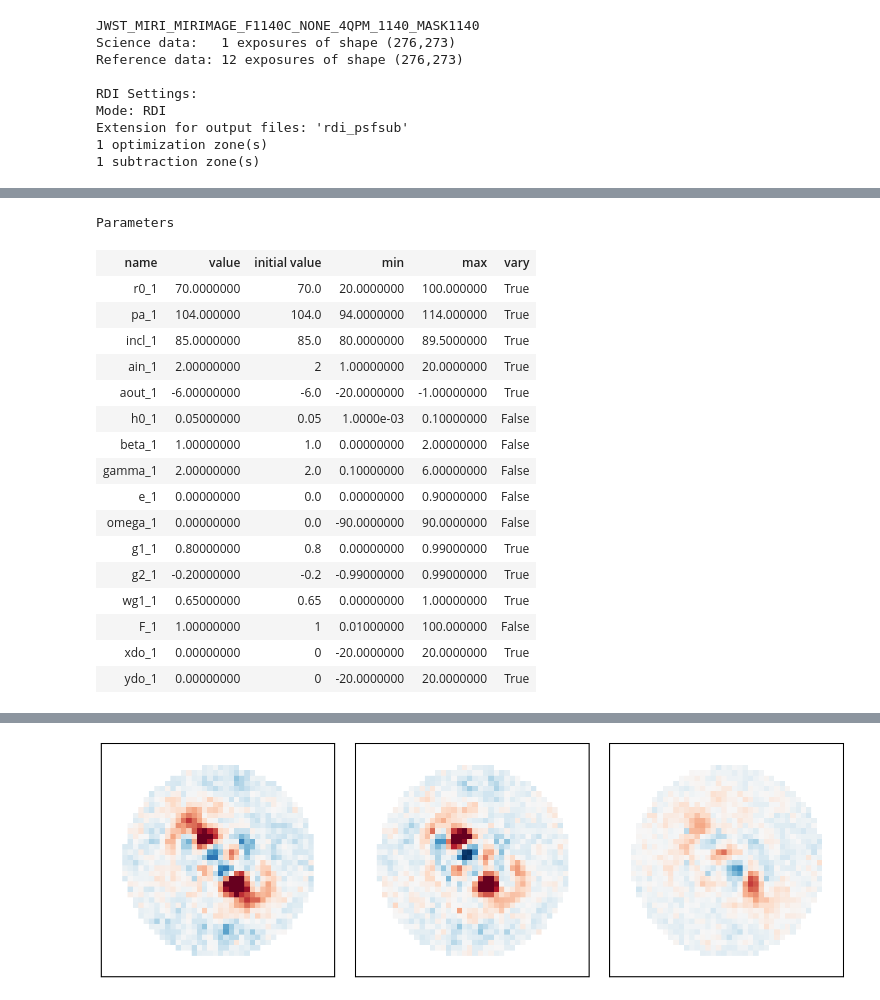
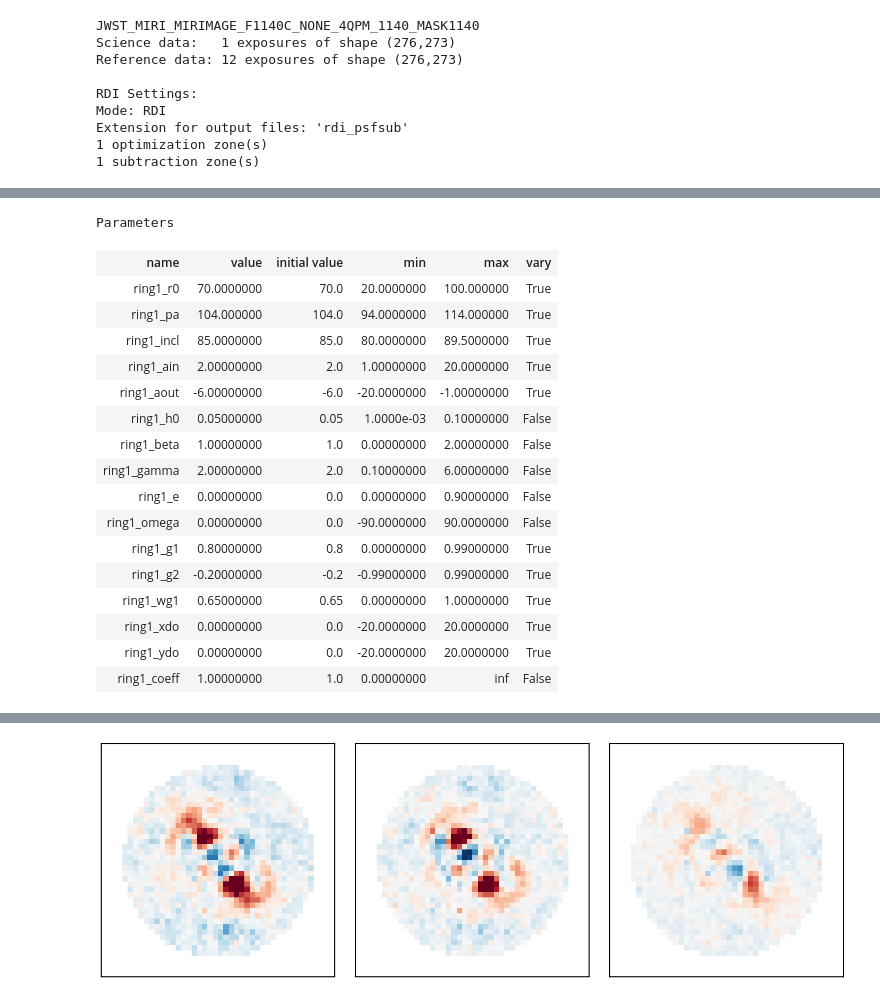
Before and after one commit to kdlawson/Winnie, a Jupyter notebook: tutorials/winnie_tutorial_7_miri_4qpm_forward_modeling.ipynb, the cells around one changed output, grey strips where cells are left out. Cells and saved outputs as stored; diff of their text form; code cells hidden in the pictures.

```diff
--- a/tutorials/winnie_tutorial_7_miri_4qpm_forward_modeling.ipynb
+++ b/tutorials/winnie_tutorial_7_miri_4qpm_forward_modeling.ipynb
@@ -127,47 +126,54 @@ OPD immediately following the given datetime:
     Image plane mask: FQPM1140
     Pupil plane mask: MASKFQPM
 # %%
-from copy import deepcopy
+# A ring-like disk. For each parameter, give either the initial value (and the default range for min/max will be used)
+# or [initial, min, max]. Any parameters we leave out take their default values.
+ring = RingComponent(r0=[70.0, 20.0, 100.0],
+                     pa=[104., 104.-10., 104.+10.],
+                     incl=[85.0, 80.0, 89.5],
+                     ain=[2., 1., 20.],
+                     aout=[-6.,-20.,-1.],
+                     h0=0.05,
+                     spf='twohg', # For longer wavelengths, spf='isotropic' (or swapping to a proper thermal disk modeling code) will likely be better
+                                  # For 11 microns, we'll let the SPF vary to capture both the scattered light and thermal contributions.
 
-ring_params = [dict(r0=[70.0, 20.0, 100.0], # set initial value and use default ranges for min/max
-                    pa=[104., 104.-10., 104.+10.], # or set initial, min, and max value
-                    incl=[85.0, 80.0, 89.5],
-                    ain=[2, 1., 20.],
-                    aout=[-6.,-20.,-1.],
-                    h0=0.05)]
+                     # Adding an offset of the disk (~ eccentricity) improves the fit — though I can't promise this is physical.
+                     # (xdo and ydo, in au, only vary when given as [initial, min, max])
+                     xdo=[0., -20., 20.],
+                     ydo=[0., -20., 20.],
 
-ptsrc_params = []
+                     osamp=2) # Oversampling of the raw disk model
 
-p = lmfit_nrings_nptsrc_init(ptsrc_params=ptsrc_params,
-                             ring_params=ring_params,
-                             spf='twohg') # For longer wavelengths, spf='isotropic' (or swapping to a proper thermal disk modeling code) will likely be better
-                                          # For 11 microns, we'll let the SPF vary to capture both the scattered light and thermal contributions.
+# Weights for the residuals. We use the uncertainties of the reduction, but there's a zero in the ERR array we need to fix.
+# (CompositeModel calls this function for each reduction of the data it makes: the cropped one for the fit and the full one at the end.)
+def err_weighting(reduc):
+    return np.where(reduc.err_rolls == 0, 1e12, reduc.err_rolls)
 
-for i in range(len(ring_params)):
-    p[f'h0_{i+1}'].vary = False
+# Collect our component in a composite model (see tutorials 2 and 6 for more on the CompositeModel).
+# q_clip: if not None, clips residuals outside of a quantile range when evaluating goodness of fit (see the docstring)
+model = CompositeModel(wdb, distance, [ring], err_weighting=err_weighting, q_clip=None)
 
-# Adding an offset of the disk (~ eccentricity) improves the fit — though I can't promise this is physical.
-p.add('xdo_1', value=0, min=-20, max=20)
-p.add('ydo_1', value=0, min=-20, max=20)
+p = model.params # The LMFit parameters, named '<label of the component>_<parameter>'; e.g., 'ring1_r0'
+p['ring1_h0'].vary = False
 
 p
 # %% [output]
 Parameters
 | name | value | initial value | min | max | vary |
-| r0_1 | 70.0000000 | 70.0 | 20.0000000 | 100.000000 | True |
-| pa_1 | 104.000000 | 104.0 | 94.0000000 | 114.000000 | True |
-| incl_1 | 85.0000000 | 85.0 | 80.0000000 | 89.5000000 | True |
-| ain_1 | 2.00000000 | 2 | 1.00000000 | 20.0000000 | True |
-| aout_1 | -6.00000000 | -6.0 | -20.0000000 | -1.00000000 | True |
-| h0_1 | 0.05000000 | 0.05 | 1.0000e-03 | 0.10000000 | False |
-| beta_1 | 1.00000000 | 1.0 | 0.00000000 | 2.00000000 | False |
-| gamma_1 | 2.00000000 | 2.0 | 0.10000000 | 6.00000000 | False |
-| e_1 | 0.00000000 | 0.0 | 0.00000000 | 0.90000000 | False |
-| omega_1 | 0.00000000 | 0.0 | -90.0000000 | 90.0000000 | False |
-| g1_1 | 0.80000000 | 0.8 | 0.00000000 | 0.99000000 | True |
-| g2_1 | -0.20000000 | -0.2 | -0.99000000 | 0.99000000 | True |
-| wg1_1 | 0.65000000 | 0.65 | 0.00000000 | 1.00000000 | True |
-| F_1 | 1.00000000 | 1 | 0.01000000 | 100.000000 | False |
-| xdo_1 | 0.00000000 | 0 | -20.0000000 | 20.0000000 | True |
-| ydo_1 | 0.00000000 | 0 | -20.0000000 | 20.0000000 | True |
+| ring1_r0 | 70.0000000 | 70.0 | 20.0000000 | 100.000000 | True |
+| ring1_pa | 104.000000 | 104.0 | 94.0000000 | 114.000000 | True |
+| ring1_incl | 85.0000000 | 85.0 | 80.0000000 | 89.5000000 | True |
+| ring1_ain | 2.00000000 | 2.0 | 1.00000000 | 20.0000000 | True |
+| ring1_aout | -6.00000000 | -6.0 | -20.0000000 | -1.00000000 | True |
+| ring1_h0 | 0.05000000 | 0.05 | 1.0000e-03 | 0.10000000 | False |
+| ring1_beta | 1.00000000 | 1.0 | 0.00000000 | 2.00000000 | False |
+| ring1_gamma | 2.00000000 | 2.0 | 0.10000000 | 6.00000000 | False |
+| ring1_e | 0.00000000 | 0.0 | 0.00000000 | 0.90000000 | False |
+| ring1_omega | 0.00000000 | 0.0 | -90.0000000 | 90.0000000 | False |
+| ring1_g1 | 0.80000000 | 0.8 | 0.00000000 | 0.99000000 | True |
+| ring1_g2 | -0.20000000 | -0.2 | -0.99000000 | 0.99000000 | True |
+| ring1_wg1 | 0.65000000 | 0.65 | 0.00000000 | 1.00000000 | True |
+| ring1_xdo | 0.00000000 | 0.0 | -20.0000000 | 20.0000000 | True |
+| ring1_ydo | 0.00000000 | 0.0 | -20.0000000 | 20.0000000 | True |
+| ring1_coeff | 1.00000000 | 1.0 | 0.00000000 | inf | False |
 # %%
```
Also changed, not shown: parts of 6 cells of this notebook, 7 other files.
